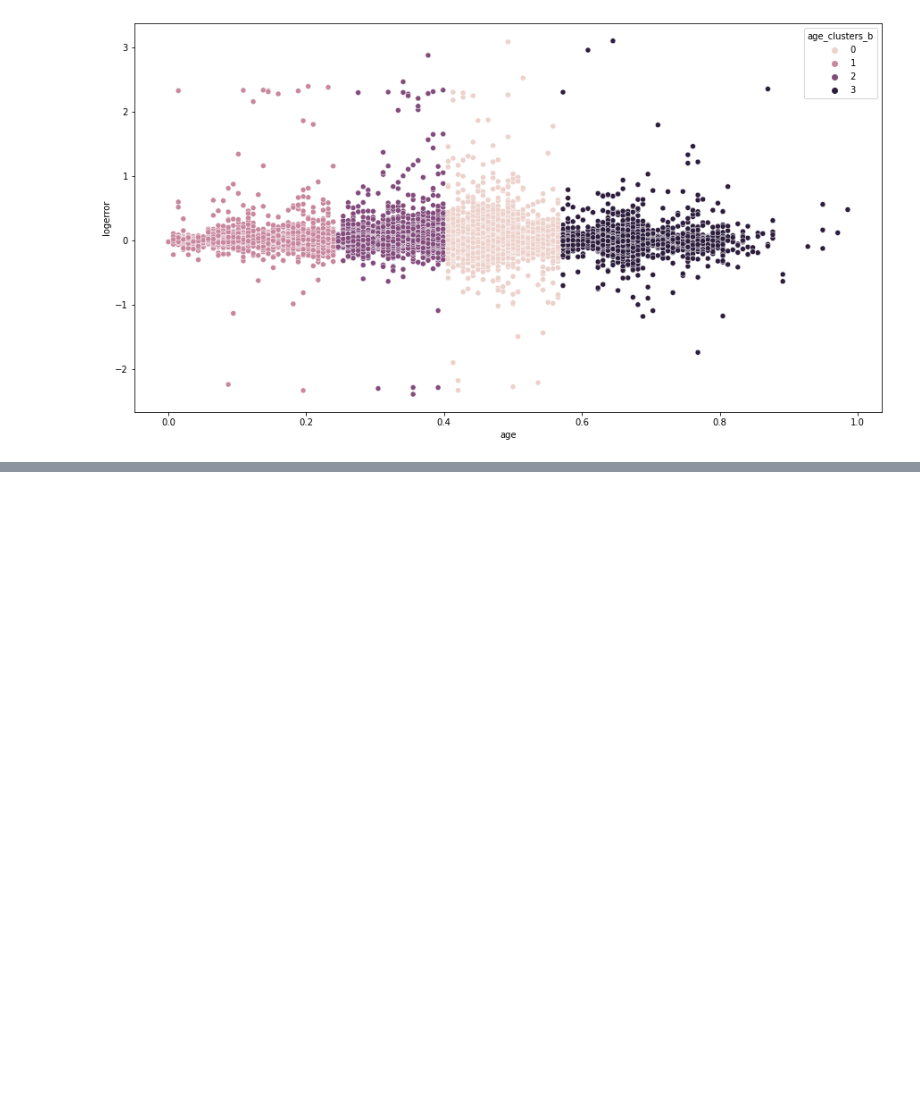
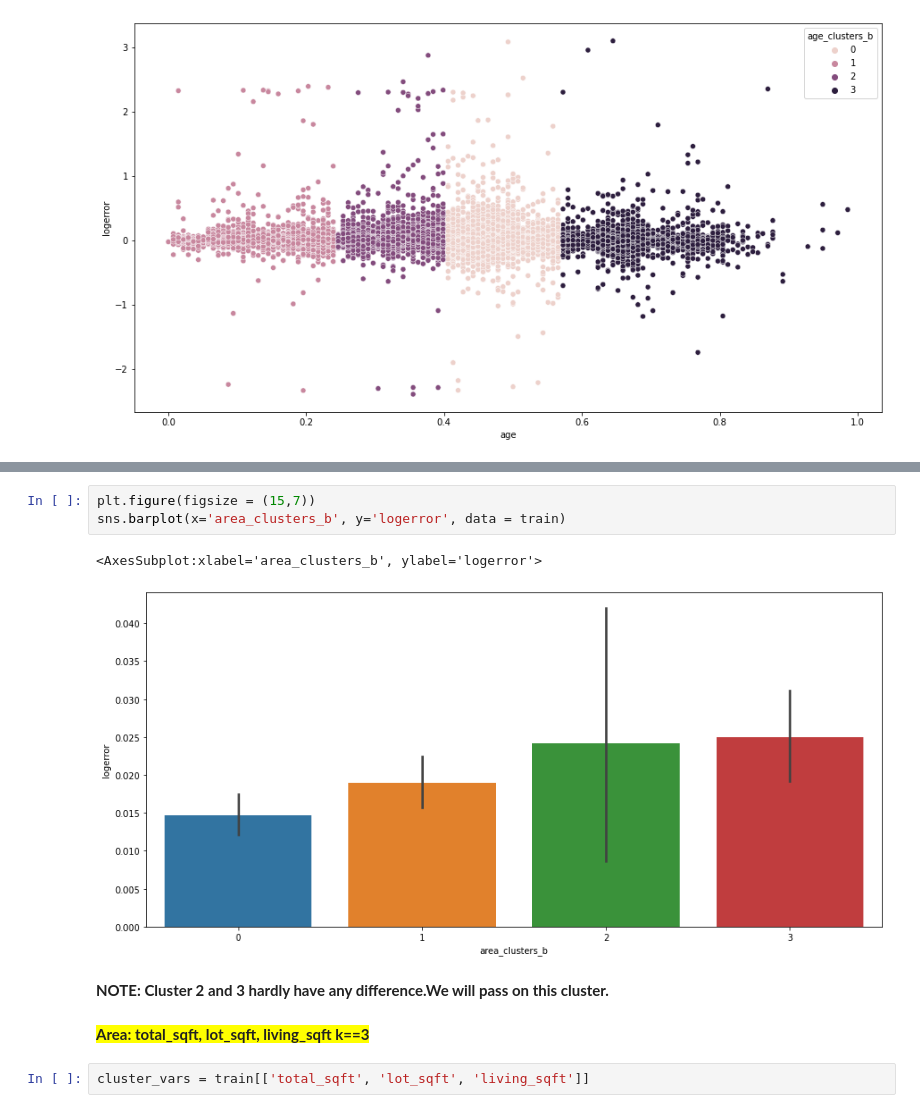
Before and after one commit to m3redithw/Zestimates-Clustering-Project, a Jupyter notebook: modeling.ipynb, the cells around one changed output, grey strips where cells are left out. Drawn from its saved outputs; the diff is of its cells as text; blank space fills up the shorter version.

```diff
--- a/modeling.ipynb
+++ b/modeling.ipynb
@@ -434,0 +504,12 @@ sns.scatterplot(x='age', y='logerror', hue='age_clusters_b', data=train)
+# %%
+plt.figure(figsize = (15,7))
+sns.barplot(x='area_clusters_b', y='logerror', data = train)
+# %% [output]
+<AxesSubplot:xlabel='area_clusters_b', ylabel='logerror'>
+[figure, added]
+# %% [markdown]
+**NOTE: Cluster 2 and 3 hardly have any difference.We will pass on this cluster.**
+# %% [markdown]
+<span style='background :yellow' >**Area: total_sqft, lot_sqft, living_sqft k==3**</span>
+# %%
+cluster_vars = train[['total_sqft', 'lot_sqft', 'living_sqft']]
```
Also changed, not shown: parts of 15 cells of this notebook.
